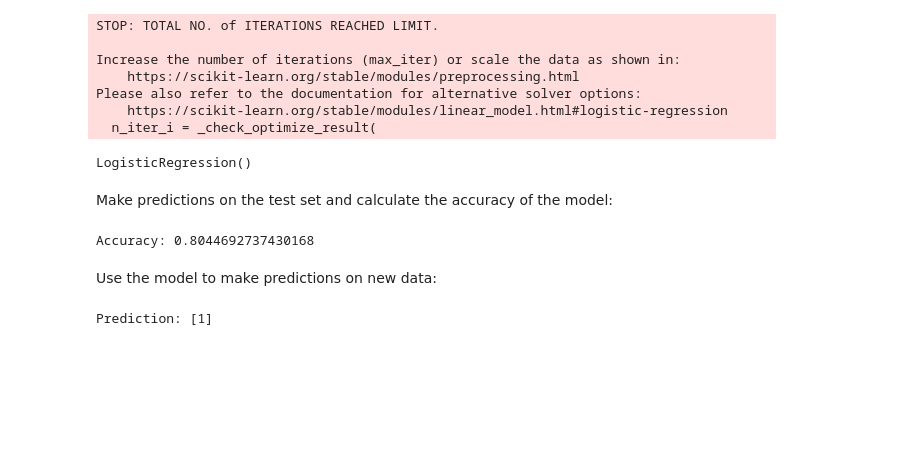
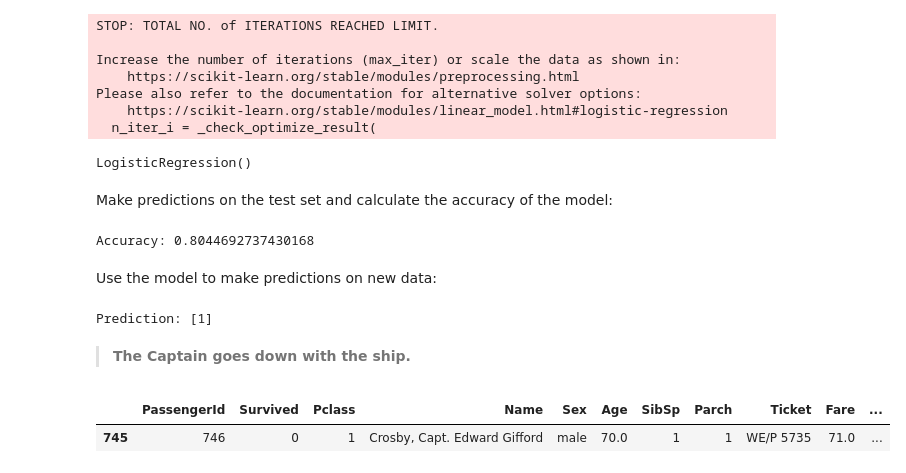
Before and after one commit to vitoriaselista/Titanic-Analysis, a Jupyter notebook: TitanicAnalysis.ipynb, the cells around one changed output. Saved outputs shown, nothing was run; the diff lists cells and outputs as text; code cells hidden in the pictures; blank space fills up the shorter version.

```diff
--- a/TitanicAnalysis.ipynb
+++ b/TitanicAnalysis.ipynb
@@ -375,3 +375,11 @@ prediction = logreg.predict(new_passenger)
 print("Prediction:", prediction)
 # %% [output]
 Prediction: [1]
+# %% [markdown]
+
+> **The Captain goes down with the ship.**
+# %%
+train_df.loc[train_df['Name'].str.contains("Capt")]
+# %% [output]
+|  | PassengerId | Survived | Pclass | Name | Sex | Age | SibSp | Parch | Ticket | Fare | ... |
+| 745 | 746 | 0 | 1 | Crosby, Capt. Edward Gifford | male | 70.0 | 1 | 1 | WE/P 5735 | 71.0 | ... |
```
Also changed, not shown: parts of 6 cells of this notebook.
